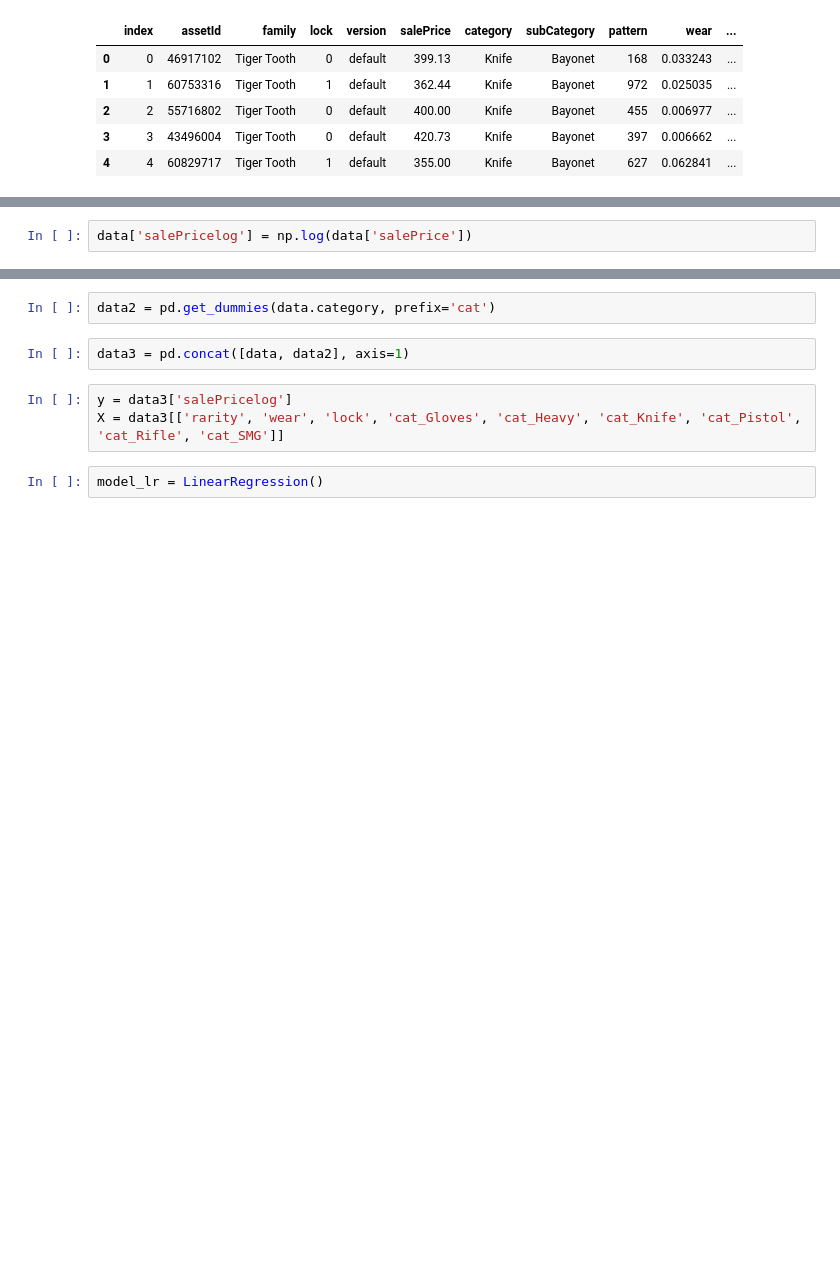
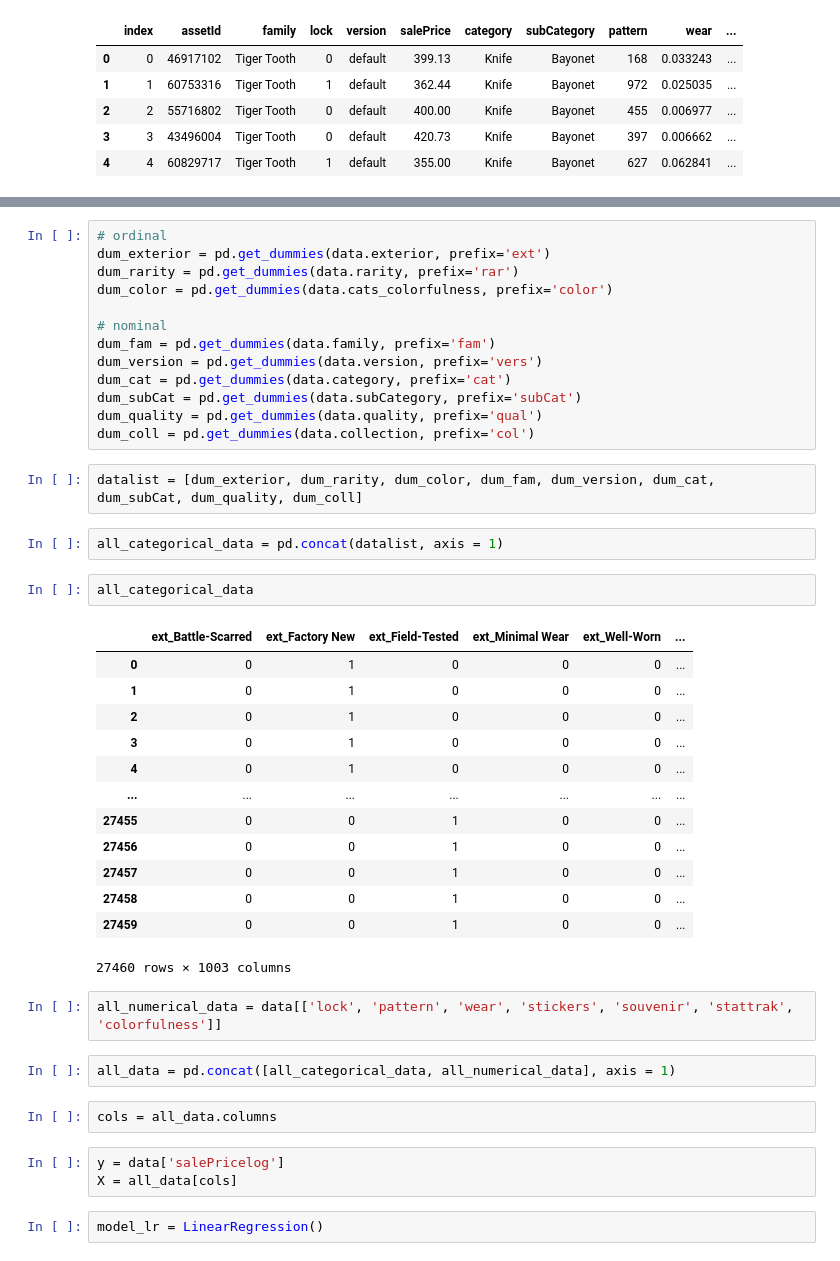
Before and after one commit to princessivy/Analyzing_CSGO_SkinPrices, a Jupyter notebook: CSGO_Significance_Testing.ipynb, the cells around one changed output, grey strips where cells are left out. Cells and saved outputs as stored; diff of their text form; blank space fills up the shorter version.

```diff
--- a/CSGO_Significance_Testing.ipynb
+++ b/CSGO_Significance_Testing.ipynb
@@ -633,2 +628,0 @@ data.head()
-# %%
-data['salePricelog'] = np.log(data['salePrice'])
@@ -644,10 +629,45 @@ data.salePrice.quantile(0.75)
-# %%
-data2 = pd.get_dummies(data.category, prefix='cat')
+# %%
+# ordinal
+dum_exterior = pd.get_dummies(data.exterior, prefix='ext')
+dum_rarity = pd.get_dummies(data.rarity, prefix='rar')
+dum_color = pd.get_dummies(data.cats_colorfulness, prefix='color')
+
+# nominal
+dum_fam = pd.get_dummies(data.family, prefix='fam')
+dum_version = pd.get_dummies(data.version, prefix='vers')
+dum_cat = pd.get_dummies(data.category, prefix='cat')
+dum_subCat = pd.get_dummies(data.subCategory, prefix='subCat')
+dum_quality = pd.get_dummies(data.quality, prefix='qual')
+dum_coll = pd.get_dummies(data.collection, prefix='col')
+# %%
+datalist = [dum_exterior, dum_rarity, dum_color, dum_fam, dum_version, dum_cat, dum_subCat, dum_quality, dum_coll]
 # %%
-data3 = pd.concat([data, data2], axis=1)
+all_categorical_data = pd.concat(datalist, axis = 1)
-# %%
-y = data3['salePricelog']
-X = data3[['rarity', 'wear', 'lock', 'cat_Gloves', 'cat_Heavy', 'cat_Knife', 'cat_Pistol', 'cat_Rifle', 'cat_SMG']]
+# %%
+all_categorical_data
+# %% [output]
+|  | ext_Battle-Scarred | ext_Factory New | ext_Field-Tested | ext_Minimal Wear | ext_Well-Worn | ... |
+| 0 | 0 | 1 | 0 | 0 | 0 | ... |
+| 1 | 0 | 1 | 0 | 0 | 0 | ... |
+| 2 | 0 | 1 | 0 | 0 | 0 | ... |
+| 3 | 0 | 1 | 0 | 0 | 0 | ... |
+| 4 | 0 | 1 | 0 | 0 | 0 | ... |
+| ... | ... | ... | ... | ... | ... | ... |
+| 27455 | 0 | 0 | 1 | 0 | 0 | ... |
+| 27456 | 0 | 0 | 1 | 0 | 0 | ... |
+| 27457 | 0 | 0 | 1 | 0 | 0 | ... |
+| 27458 | 0 | 0 | 1 | 0 | 0 | ... |
+| 27459 | 0 | 0 | 1 | 0 | 0 | ... |
+27460 rows × 1003 columns
+# %%
+all_numerical_data = data[['lock', 'pattern', 'wear', 'stickers', 'souvenir', 'stattrak', 'colorfulness']]
+# %%
+all_data = pd.concat([all_categorical_data, all_numerical_data], axis = 1)
+# %%
+cols = all_data.columns
+# %%
+y = data['salePricelog']
+X = all_data[cols]
 # %%
 model_lr = LinearRegression()
 # %%
```
Also changed, not shown: parts of 18 cells of this notebook.
